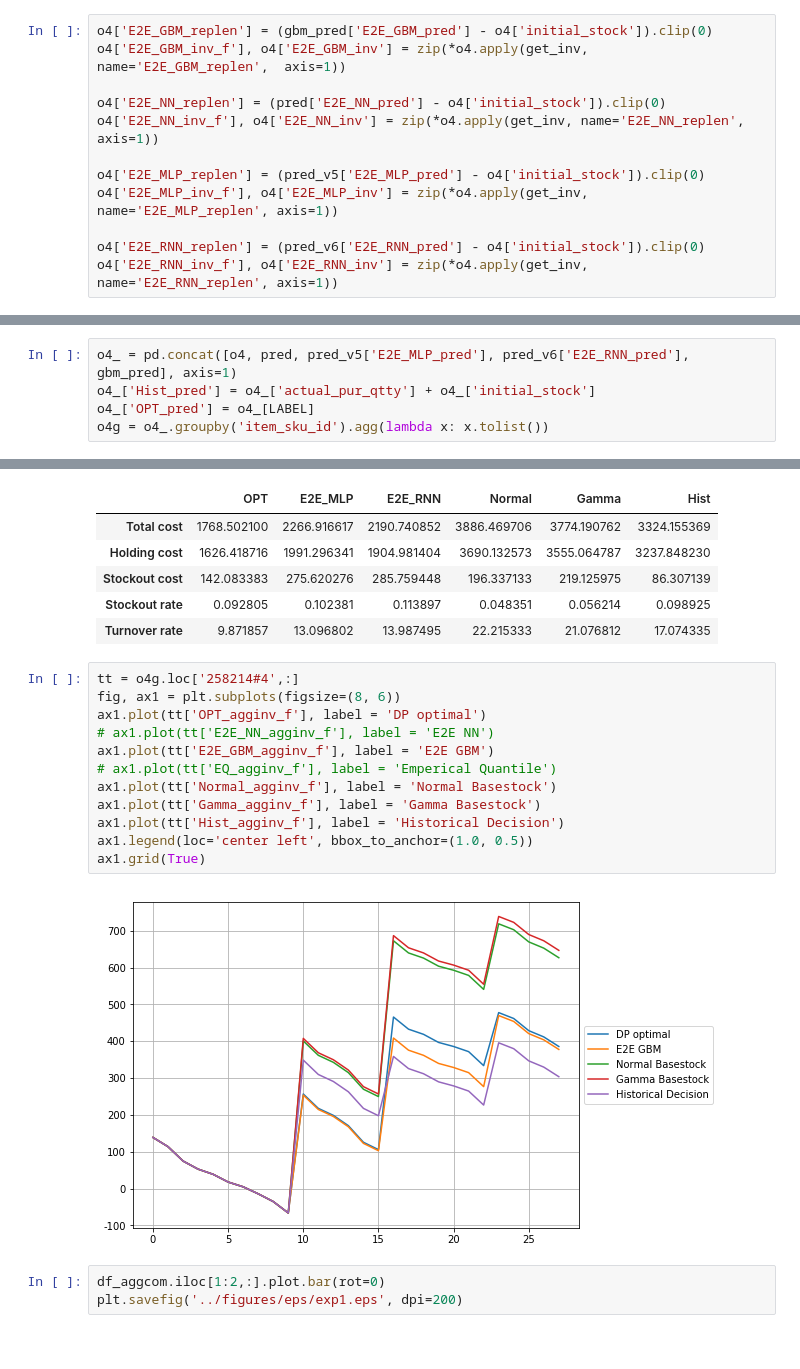
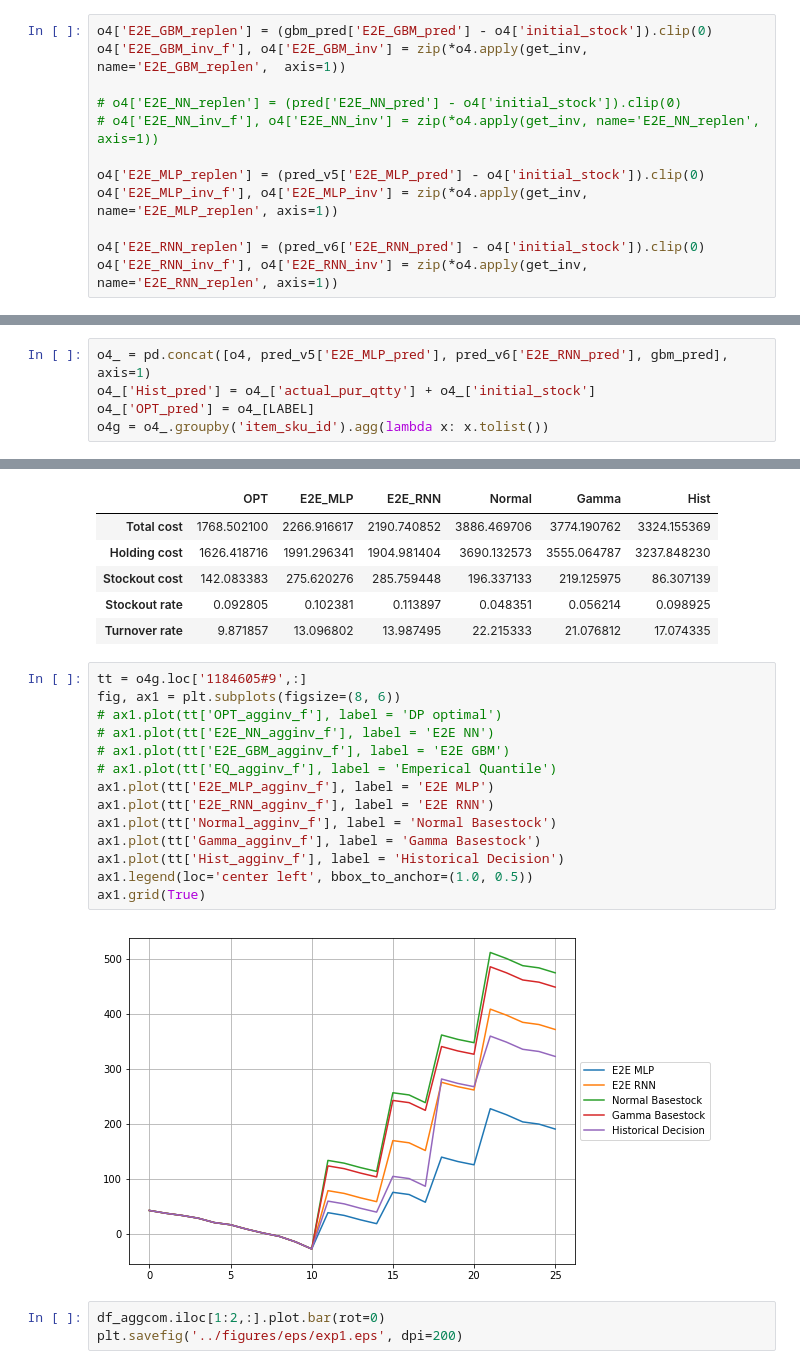
Before and after one commit to schemmy/e2e, a Jupyter notebook: construction/nn_v2.ipynb, the cells around one changed output, grey strips where cells are left out. Saved outputs shown, nothing was run; the diff lists cells and outputs as text.

```diff
--- a/construction/nn_v2.ipynb
+++ b/construction/nn_v2.ipynb
@@ -536,8 +536,8 @@ o4['Hist_inv_f'], o4['Hist_inv'] = zip(*o4.apply(get_inv, name='actual_pur_qtty'
 o4['E2E_GBM_replen'] = (gbm_pred['E2E_GBM_pred'] - o4['initial_stock']).clip(0)
 o4['E2E_GBM_inv_f'], o4['E2E_GBM_inv'] = zip(*o4.apply(get_inv, name='E2E_GBM_replen',  axis=1))
 
-o4['E2E_NN_replen'] = (pred['E2E_NN_pred'] - o4['initial_stock']).clip(0)
-o4['E2E_NN_inv_f'], o4['E2E_NN_inv'] = zip(*o4.apply(get_inv, name='E2E_NN_replen', axis=1))
+# o4['E2E_NN_replen'] = (pred['E2E_NN_pred'] - o4['initial_stock']).clip(0)
+# o4['E2E_NN_inv_f'], o4['E2E_NN_inv'] = zip(*o4.apply(get_inv, name='E2E_NN_replen', axis=1))
 
 o4['E2E_MLP_replen'] = (pred_v5['E2E_MLP_pred'] - o4['initial_stock']).clip(0)
 o4['E2E_MLP_inv_f'], o4['E2E_MLP_inv'] = zip(*o4.apply(get_inv, name='E2E_MLP_replen', axis=1))
@@ -611,5 +611,5 @@ ax1.grid(True)
 # %%
-o4_ = pd.concat([o4, pred, pred_v5['E2E_MLP_pred'], pred_v6['E2E_RNN_pred'], gbm_pred], axis=1)
+o4_ = pd.concat([o4, pred_v5['E2E_MLP_pred'], pred_v6['E2E_RNN_pred'], gbm_pred], axis=1)
 o4_['Hist_pred'] = o4_['actual_pur_qtty'] + o4_['initial_stock']
 o4_['OPT_pred'] = o4_[LABEL]
 o4g = o4_.groupby('item_sku_id').agg(lambda x: x.tolist())
@@ -715,19 +749,21 @@ df_aggcom
 | Stockout rate | 0.092805 | 0.102381 | 0.113897 | 0.048351 | 0.056214 | 0.098925 |
 | Turnover rate | 9.871857 | 13.096802 | 13.987495 | 22.215333 | 21.076812 | 17.074335 |
 # %%
-tt = o4g.loc['258214#4',:]
+tt = o4g.loc['1184605#9',:]
 fig, ax1 = plt.subplots(figsize=(8, 6))
-ax1.plot(tt['OPT_agginv_f'], label = 'DP optimal')
+# ax1.plot(tt['OPT_agginv_f'], label = 'DP optimal')
 # ax1.plot(tt['E2E_NN_agginv_f'], label = 'E2E NN')
-ax1.plot(tt['E2E_GBM_agginv_f'], label = 'E2E GBM')
+# ax1.plot(tt['E2E_GBM_agginv_f'], label = 'E2E GBM')
 # ax1.plot(tt['EQ_agginv_f'], label = 'Emperical Quantile')
+ax1.plot(tt['E2E_MLP_agginv_f'], label = 'E2E MLP')
+ax1.plot(tt['E2E_RNN_agginv_f'], label = 'E2E RNN')
 ax1.plot(tt['Normal_agginv_f'], label = 'Normal Basestock')
 ax1.plot(tt['Gamma_agginv_f'], label = 'Gamma Basestock')
 ax1.plot(tt['Hist_agginv_f'], label = 'Historical Decision')
 ax1.legend(loc='center left', bbox_to_anchor=(1.0, 0.5))
 ax1.grid(True)
 # %% [output]
-[figure, old version]
+[figure, new version]
 # %%
 df_aggcom.iloc[1:2,:].plot.bar(rot=0)
 plt.savefig('../figures/eps/exp1.eps', dpi=200)
```
Also changed, not shown: parts of 4 cells of this notebook, 2 other files.
